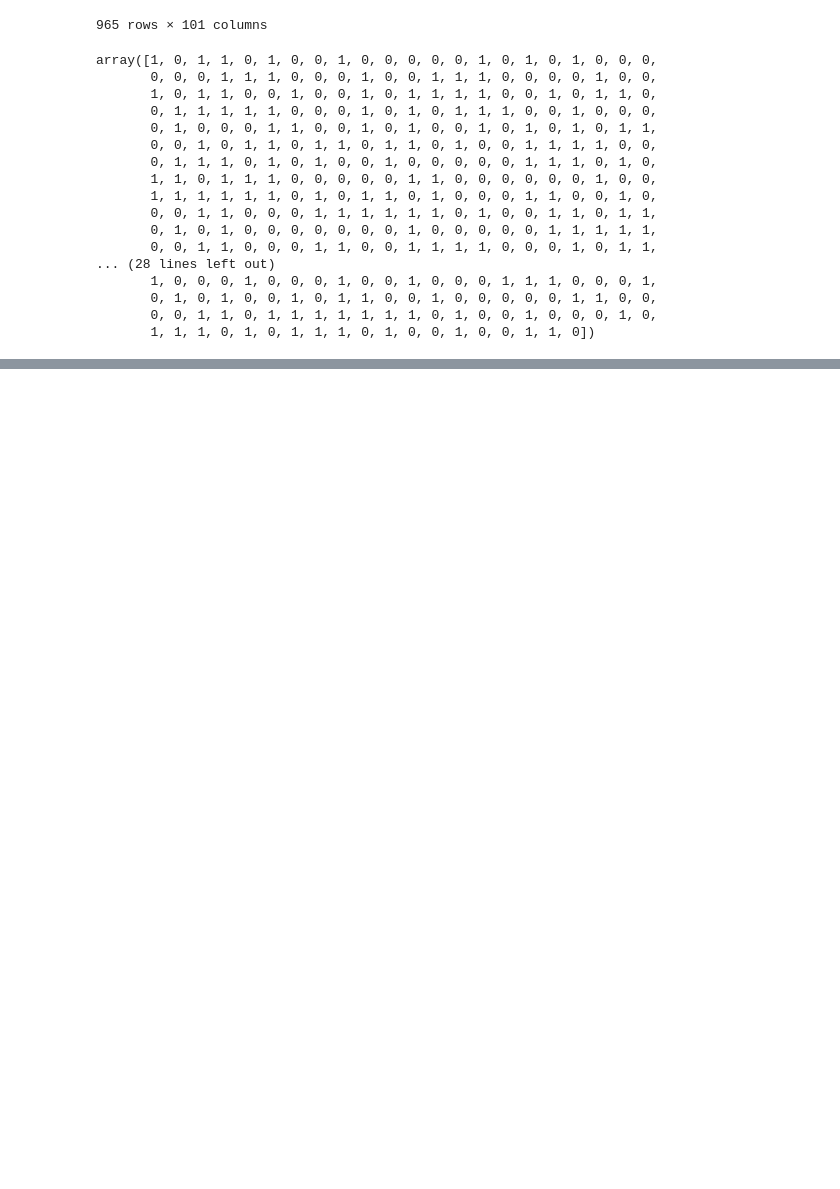
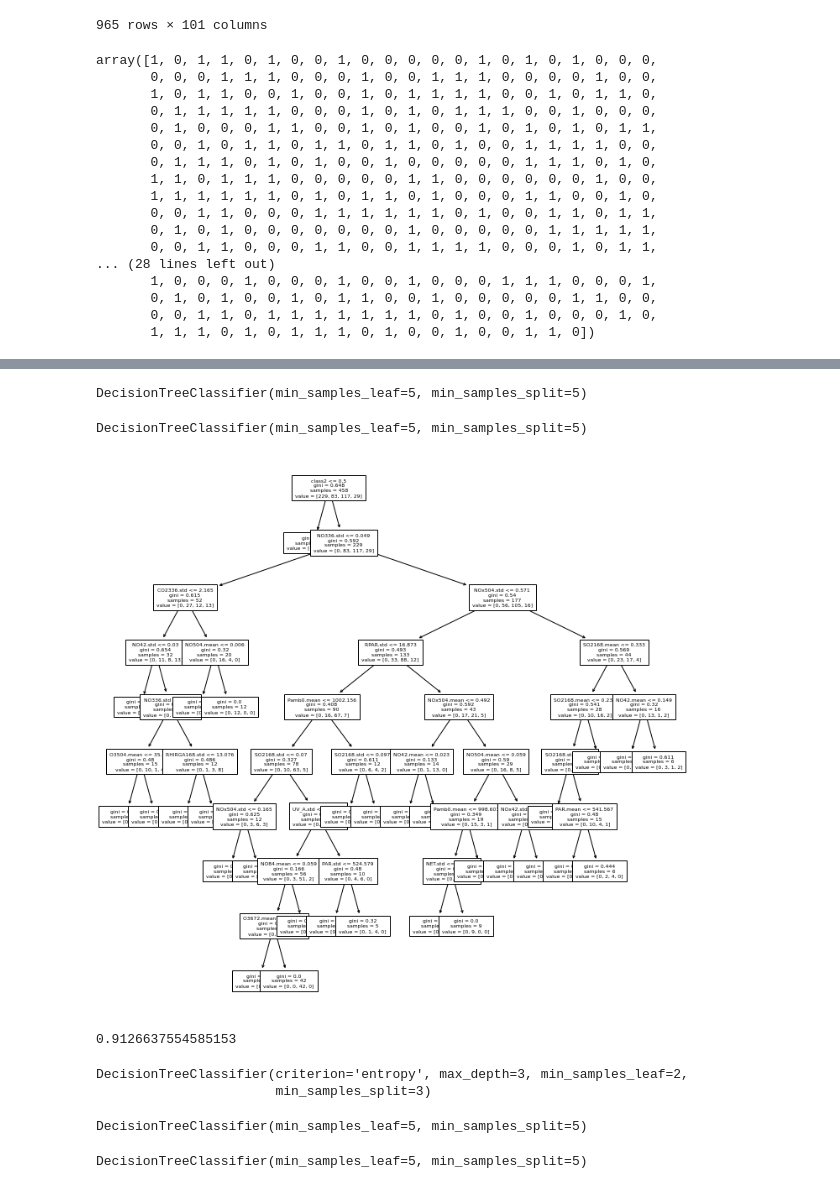
Before and after one commit to nourassaf/machine-learning, a Jupyter notebook: DecisionTree_Kristina.ipynb, the cells around one changed output, grey strips where cells are left out. Cells and saved outputs as stored; diff of their text form; code cells hidden in the pictures; blank space fills up the shorter version.

```diff
--- a/DecisionTree_Kristina.ipynb
+++ b/DecisionTree_Kristina.ipynb
@@ -184,3 +184,14 @@ array([1, 0, 1, 1, 0, 1, 0, 0, 1, 0, 0, 0, 0, 0, 1, 0, 1, 0, 1, 0, 0, 0,
        0, 1, 0, 1, 0, 0, 1, 0, 1, 1, 0, 0, 1, 0, 0, 0, 0, 0, 1, 1, 0, 0,
        0, 0, 1, 1, 0, 1, 1, 1, 1, 1, 1, 1, 0, 1, 0, 0, 1, 0, 0, 0, 1, 0,
        1, 1, 1, 0, 1, 0, 1, 1, 1, 0, 1, 0, 0, 1, 0, 0, 1, 1, 0])
+# %%
+import pandas as pd
+import seaborn as sns
+df =pd.read_csv('npf_train (1).csv',index_col='id')
+#filter data first, then save theminto a new csv for easier acces later
+
+class2 = df['class4'].copy()
+class2[class2 != 'nonevent'] = 'event'
+df['class2'] = class2
+
+df.drop(['date', 'partlybad'], axis=1, inplace=True)
@@ -186,0 +226,6 @@ array([1, 0, 1, 1, 0, 1, 0, 0, 1, 0, 0, 0, 0, 0, 1, 0, 1, 0, 1, 0, 0, 0,
+# %%
+
+X = df.drop(['class4'], axis=1)
+X_scaled = pd.DataFrame(StandardScaler().fit_transform(X), columns = X.columns)
+
+y_class4 = df['class4']
@@ -186,0 +236,28 @@ array([1, 0, 1, 1, 0, 1, 0, 0, 1, 0, 0, 0, 0, 0, 1, 0, 1, 0, 1, 0, 0, 0,
+# %%
+# clf=tree.DecisionTreeClassifier(criterion='entropy')
+# clf
+clf = DecisionTreeClassifier(criterion='gini',min_samples_leaf=5,min_samples_split=5,max_depth=None)
+clf
+# %% [output]
+DecisionTreeClassifier(min_samples_leaf=5, min_samples_split=5)
+# %%
+clf.fit(X, y_class4)
+# %% [output]
+DecisionTreeClassifier(min_samples_leaf=5, min_samples_split=5)
+# %%
+plt.figure(figsize=(12,12))
+tree.plot_tree(clf, feature_names=X.columns, fontsize=6)
+plt.savefig('tree_high_dpi', dpi=100)
+# %% [output]
+[figure, added]
+# %%
+from sklearn.metrics import accuracy_score
+y_pred = clf.predict(X)
+
+# from sklearn.metrics import confusion_matrix
+# confusion_matrix(y_test, y_pred,labels=None, sample_weight=None, normalize=None)
+accuracy = accuracy_score(y_class4, y_pred)
+accuracy
+# print('DecisionTreeClassifier accuracy score: {}'.format(accuracy))
+# %% [output]
+0.9126637554585153
@@ -186,0 +274,5 @@ array([1, 0, 1, 1, 0, 1, 0, 0, 1, 0, 0, 0, 0, 0, 1, 0, 1, 0, 1, 0, 0, 0,
+# %%
+best_tree
+# %% [output]
+DecisionTreeClassifier(criterion='entropy', max_depth=3, min_samples_leaf=2,
+                       min_samples_split=3)
@@ -186,0 +291,9 @@ array([1, 0, 1, 1, 0, 1, 0, 0, 1, 0, 0, 0, 0, 0, 1, 0, 1, 0, 1, 0, 0, 0,
+# %%
+clf = DecisionTreeClassifier(criterion='gini',min_samples_leaf=5,min_samples_split=5,max_depth=None)
+clf
+# %% [output]
+DecisionTreeClassifier(min_samples_leaf=5, min_samples_split=5)
+# %%
+clf.fit(x, y)
+# %% [output]
+DecisionTreeClassifier(min_samples_leaf=5, min_samples_split=5)
```
Also changed, not shown: parts of 17 cells of this notebook.
